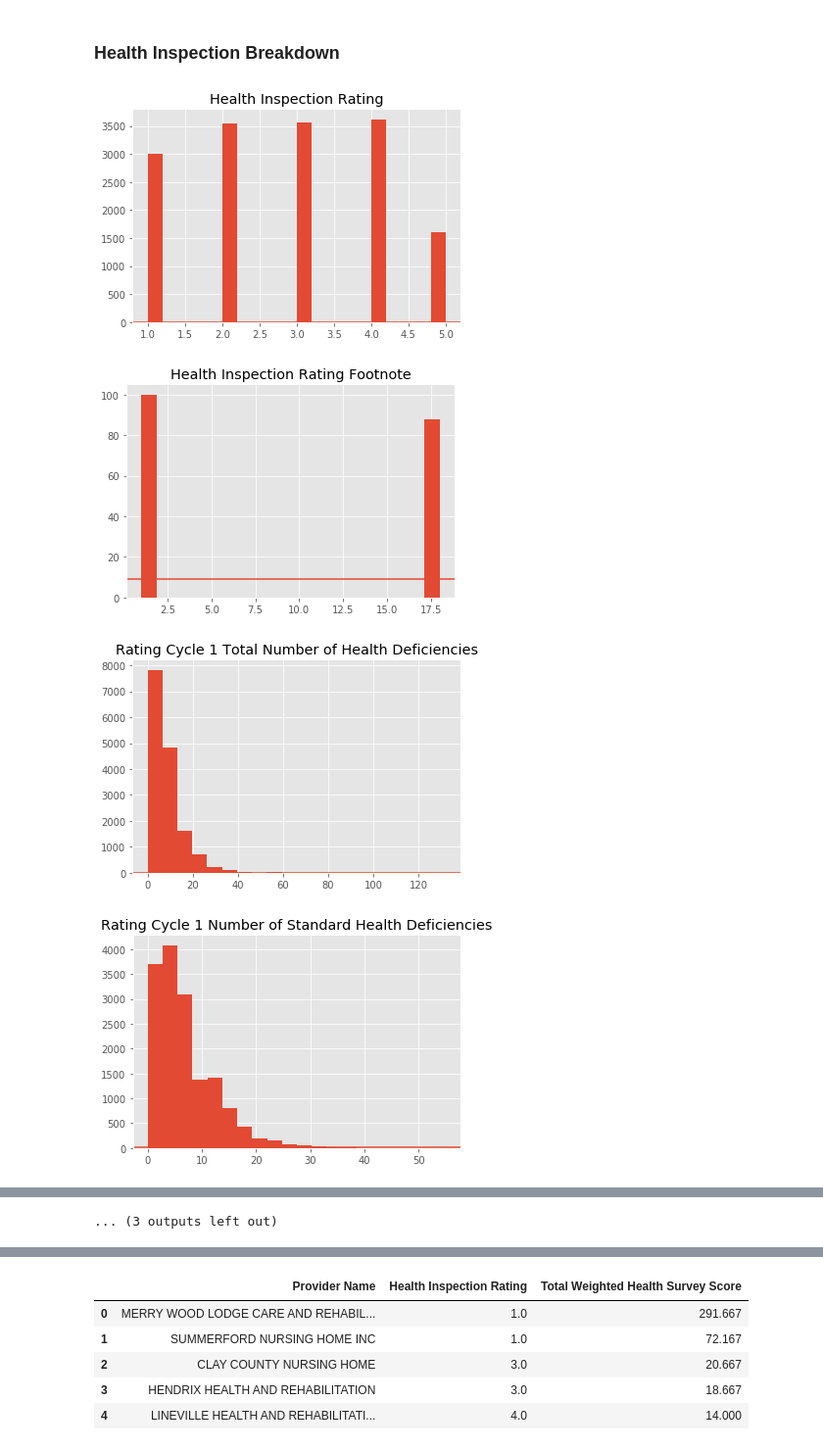
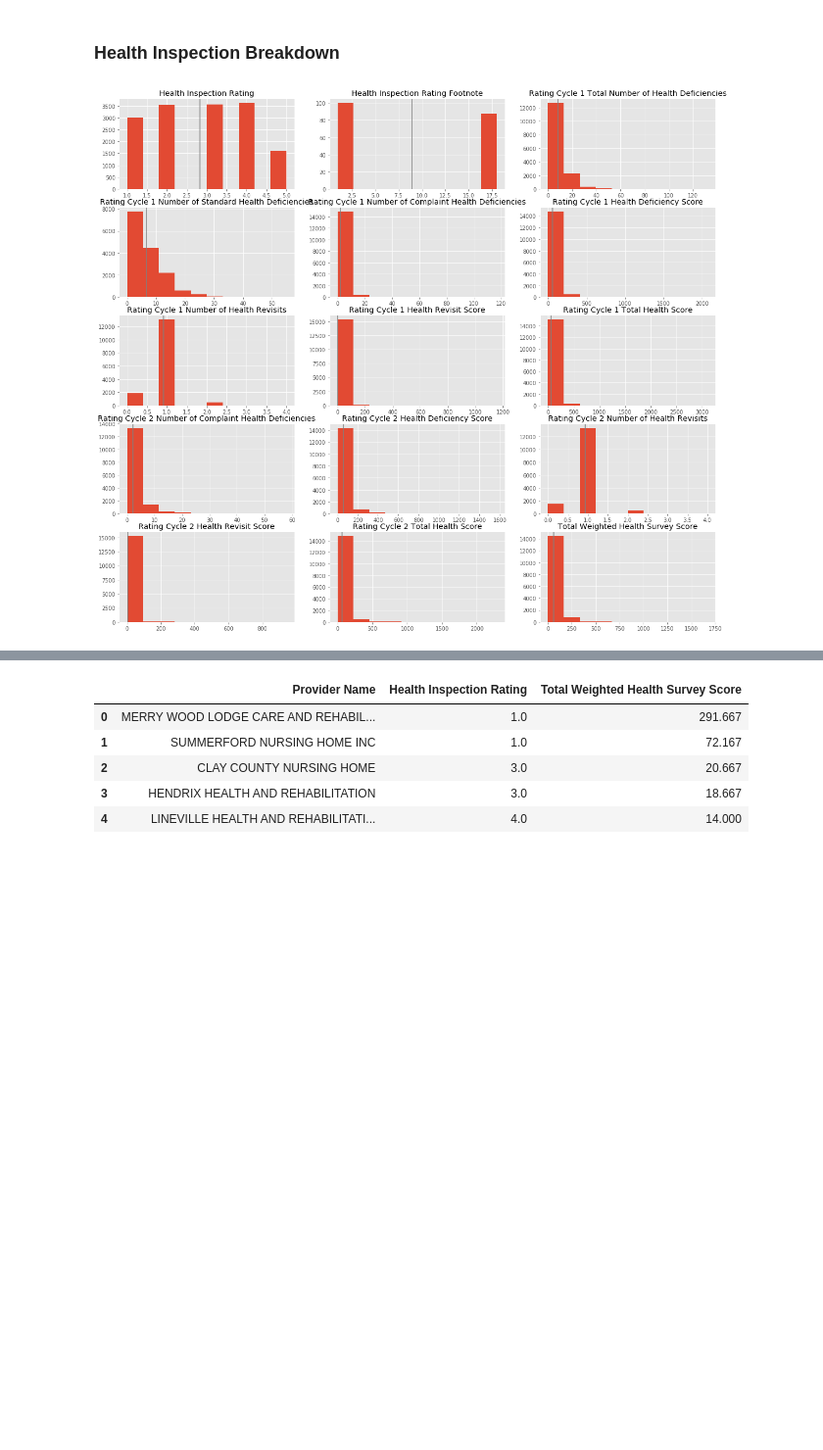
Before and after one commit to lbalido/nursing_homes, a Jupyter notebook: nursing_home.ipynb, the cells around one changed output, grey strips where cells are left out. Shown at 98% size. Drawn from its saved outputs; the diff is of its cells as text; code cells hidden in the pictures; blank space fills up the shorter version.

Commit message:
maps, graphs, updated hypothesis

```diff
--- a/nursing_home.ipynb
+++ b/nursing_home.ipynb
@@ -114,16 +132,2 @@ ax.axvline(np.mean(df_import['QM Rating']), color='grey')
 # %% [markdown]
 ### Staffing Breakdown
-# %%
-fig, axs = plt.subplots(5,4, figsize=(30,30), sharex=True, sharey=True)
-keys = []
-staffing_cols = [i for i in list(df_import.columns) if 'Staffing' in i]
-staffing_df = df_import.loc[:,  df_import.columns.isin(staffing_cols)]
-for i in range(5):
-    for j in range(4):
-        keys.append((i,j))
-
-for idx, staff in zip(keys,staffing_cols):
-        cols = staffing_df[staff]
-        axs[idx[0]][idx[1]].set_title(staff)
-        axs[idx[0]][idx[1]].hist(cols)
-        axs[idx[0]][idx[1]].axvline(np.mean(cols), color='grey')
@@ -132,16 +133,0 @@ for idx, staff in zip(keys,staffing_cols):
-# %%
-#Create a new database with only staffing features
-
-staffing_cols = [i for i in list(df_import.columns) if 'Staffing' in i]
-#print(staffing_cols)
-staffing_df = df_import.loc[:,  df_import.columns.isin(staffing_cols)]
-
-staffing_df.head(1)
-
-#Histogram of all staffing columns
-for i in staffing_cols:
-    cols = staffing_df[i]
-    fig, ax = plt.subplots()
-    ax.set_title(i)
-    ax.hist(cols, bins=20)
-    ax.axhline(np.mean(cols))
@@ -182,38 +159,32 @@ staffing_df.head(5)
 # %%
 #Create a new database with only health inspection features
 
 inspection_cols = [i for i in list(df_import) if 'Health' in i]
 #print(inspection_cols)
-inspection_df = df_import.loc[:,  df_import.columns.isin(inspection_cols)]
+inspection_df = new_database(df_import, inspection_cols)
 inspection_replace = inspection_df.applymap(lambda x: 0 if x=="." else x)
 inspection_replace
 
 
 
 inspection_replace.dtypes
 
 #change data types
 inspection_replace['Rating Cycle 2 Number of Standard Health Deficiencies'] = pd.to_numeric(inspection_replace['Rating Cycle 2 Number of Standard Health Deficiencies'])
 inspection_replace['Rating Cycle 2 Total Number of Health Deficiencies'] = pd.to_numeric(inspection_replace['Rating Cycle 2 Total Number of Health Deficiencies'])
 inspection_replace['Rating Cycle 3 Total Number of Health Deficiencies'] = pd.to_numeric(inspection_replace['Rating Cycle 3 Total Number of Health Deficiencies'])
 inspection_replace['Rating Cycle 3 Number of Standard Health Deficiencies'] = pd.to_numeric(inspection_replace['Rating Cycle 3 Number of Standard Health Deficiencies'])
 inspection_replace['Rating Cycle 3 Number of Health Revisits'] = pd.to_numeric(inspection_replace['Rating Cycle 3 Number of Health Revisits'])
 inspection_replace['Rating Cycle 3 Number of Complaint Health Deficiencies'] = pd.to_numeric(inspection_replace['Rating Cycle 3 Number of Complaint Health Deficiencies'])
 inspection_replace['Rating Cycle 3 Health Deficiency Score'] = pd.to_numeric(inspection_replace['Rating Cycle 3 Health Deficiency Score'])
 inspection_replace['Rating Cycle 3 Health Revisit Score'] = pd.to_numeric(inspection_replace['Rating Cycle 3 Health Revisit Score'])
 inspection_replace['Rating Cycle 3 Total Health Score'] = pd.to_numeric(inspection_replace['Rating Cycle 3 Total Health Score'])
 
+inspection_integer= inspection_replace.select_dtypes(include=['float64'])
+inspection_cols2 = list(inspection_integer.columns)
 
 
-#Histogram of all staffing columns
-for i in inspection_replace.select_dtypes(include=['float64']):
-    cols = inspection_replace[i]
-    fig, ax = plt.subplots()
-    ax.set_title(i)
-    ax.hist(cols, bins=20)
-    ax.axhline(np.mean(cols))
+
+distributions((5,3), (20,18), inspection_integer, inspection_cols2)
 # %% [output]
-[figure, old version]
+[figure, new version]
-[figure, removed]
-[figure, removed]
-[figure, removed]
@@ -228 +190,0 @@ for i in inspection_replace.select_dtypes(include=['float64']):
-... (3 outputs left out)
```
Also changed, not shown: parts of 81 cells of this notebook.
